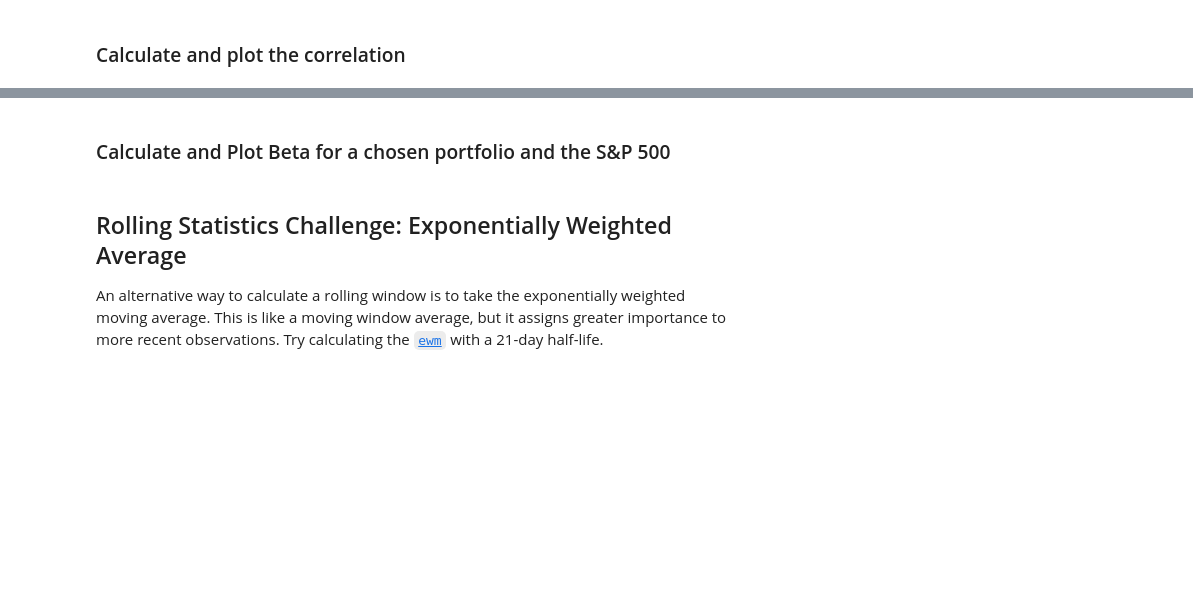
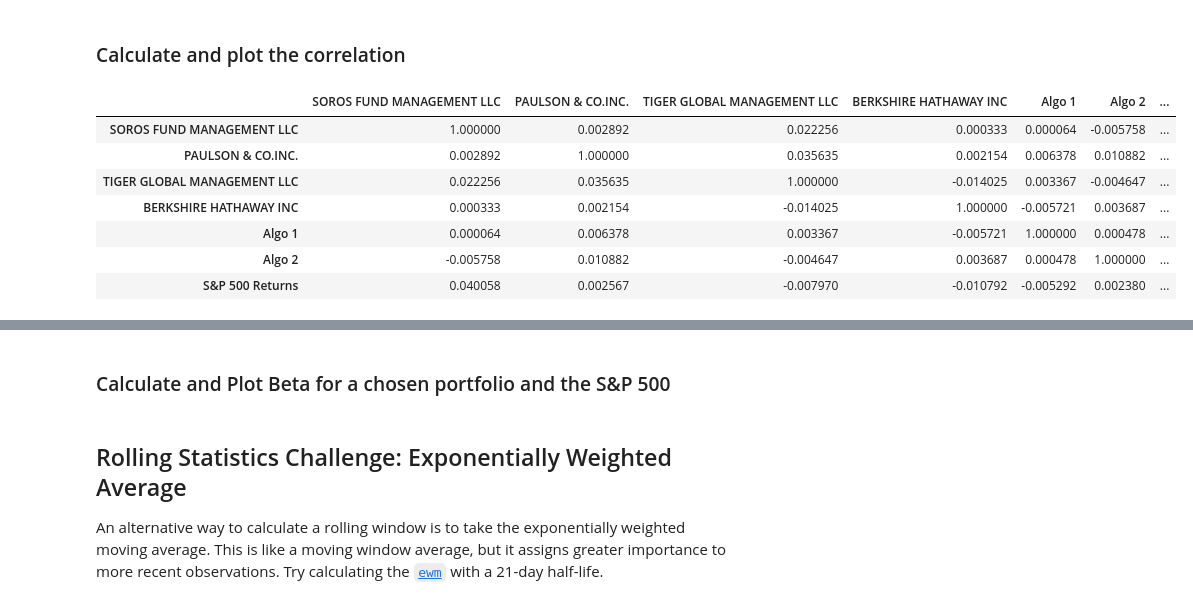
Before and after one commit to farmerplants/pandas-homework, a Jupyter notebook: whale_analysis.ipynb, the cells around one changed output, grey strips where cells are left out. Saved outputs shown, nothing was run; the diff lists cells and outputs as text; code cells hidden in the pictures; blank space fills up the shorter version.

```diff
--- a/whale_analysis.ipynb
+++ b/whale_analysis.ipynb
@@ -325,5 +331,16 @@ Risk changes over time. Analyze the rolling statistics for Risk and Beta.
 ### Calculate and plot the correlation
 # %%
 # Calculate the correlation
+price_correlation = joined_daily_returns.corr()
 
 # Display de correlation matrix
+price_correlation
+# %% [output]
+|  | SOROS FUND MANAGEMENT LLC | PAULSON & CO.INC. | TIGER GLOBAL MANAGEMENT LLC | BERKSHIRE HATHAWAY INC | Algo 1 | Algo 2 | ... |
+| SOROS FUND MANAGEMENT LLC | 1.000000 | 0.002892 | 0.022256 | 0.000333 | 0.000064 | -0.005758 | ... |
+| PAULSON & CO.INC. | 0.002892 | 1.000000 | 0.035635 | 0.002154 | 0.006378 | 0.010882 | ... |
+| TIGER GLOBAL MANAGEMENT LLC | 0.022256 | 0.035635 | 1.000000 | -0.014025 | 0.003367 | -0.004647 | ... |
+| BERKSHIRE HATHAWAY INC | 0.000333 | 0.002154 | -0.014025 | 1.000000 | -0.005721 | 0.003687 | ... |
+| Algo 1 | 0.000064 | 0.006378 | 0.003367 | -0.005721 | 1.000000 | 0.000478 | ... |
+| Algo 2 | -0.005758 | 0.010882 | -0.004647 | 0.003687 | 0.000478 | 1.000000 | ... |
+| S&P 500 Returns | 0.040058 | 0.002567 | -0.007970 | -0.010792 | -0.005292 | 0.002380 | ... |
```
Also changed, not shown: parts of 3 cells of this notebook.
